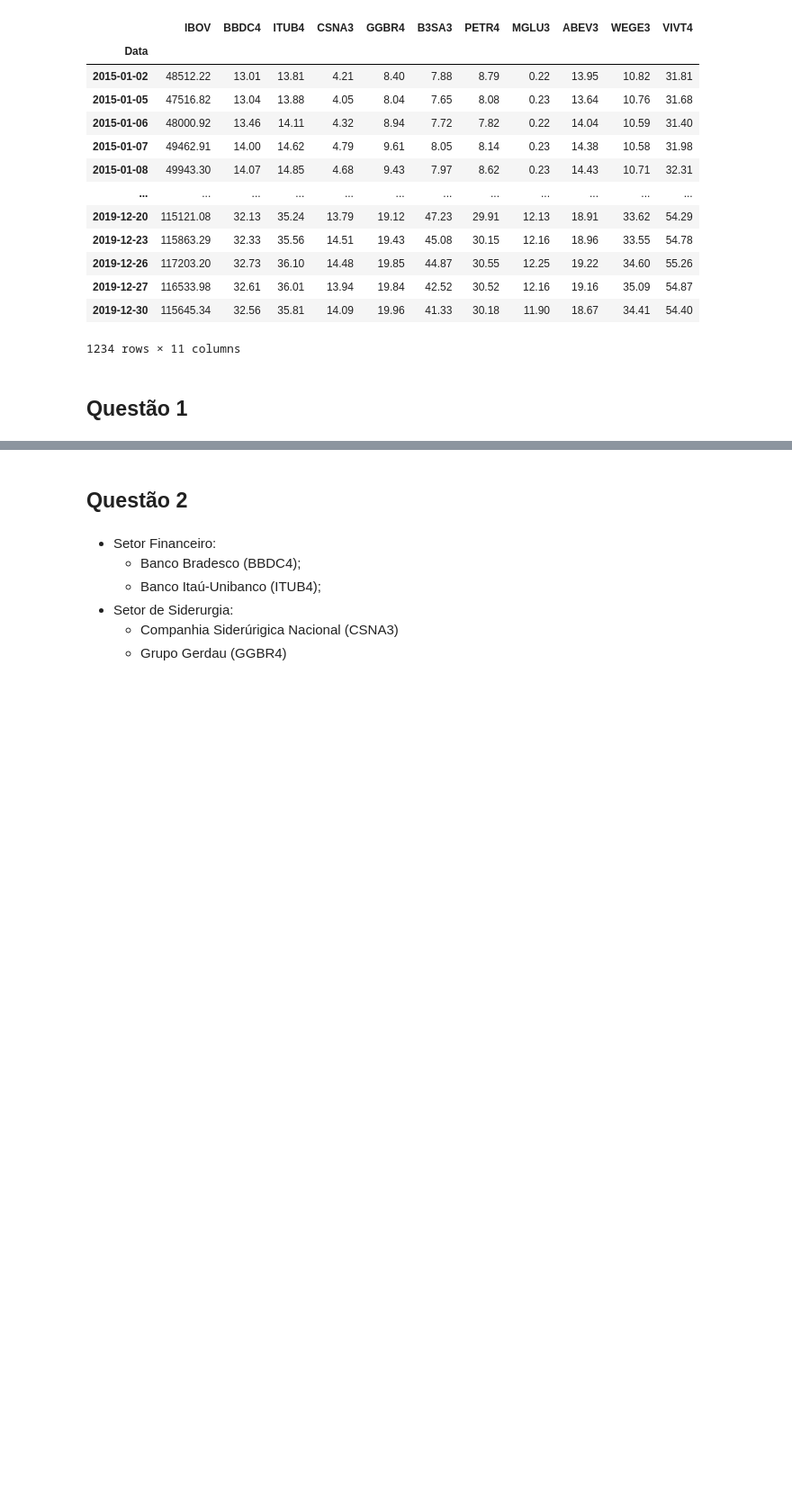
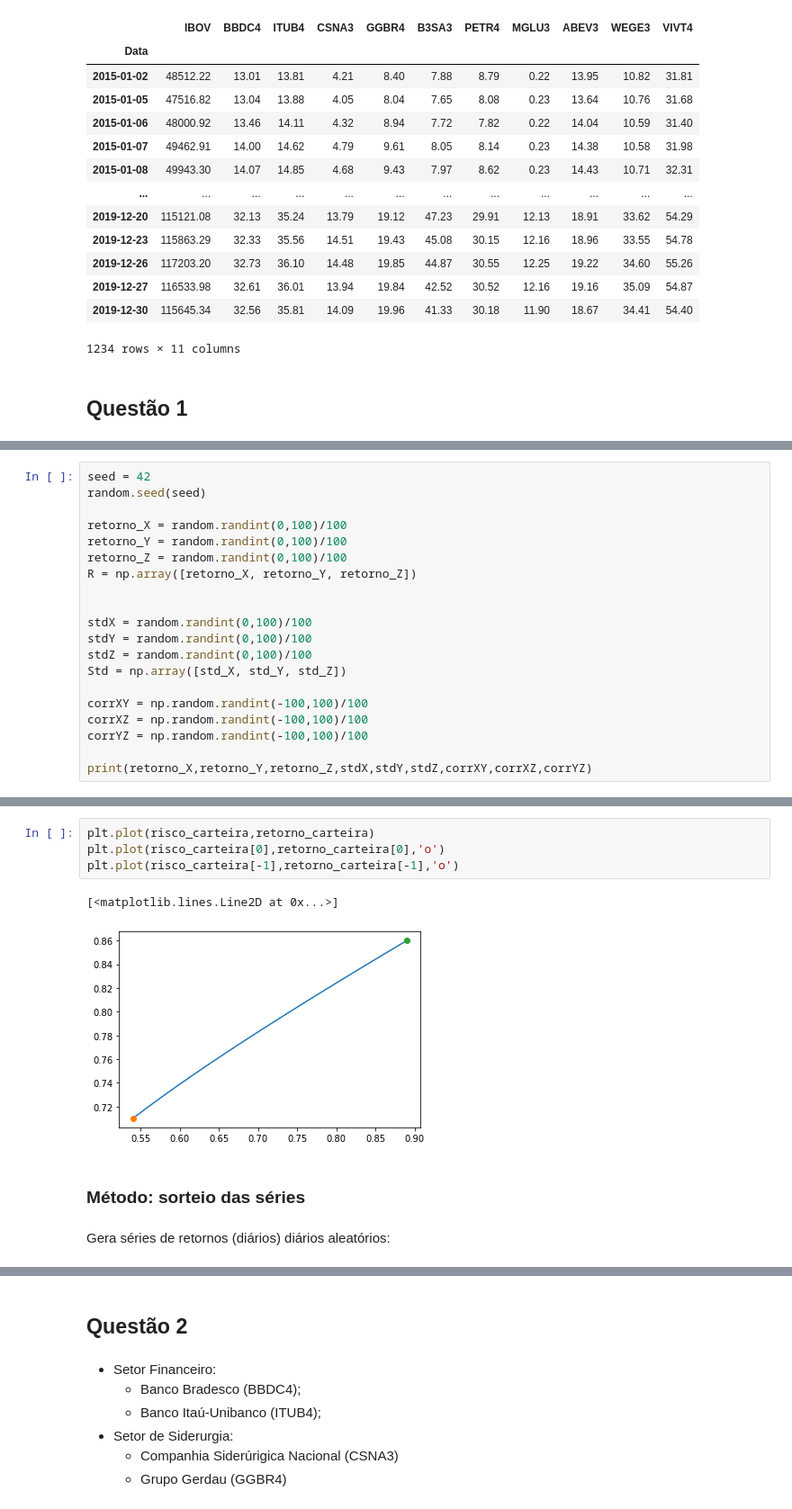
Before and after one commit to cleitonmoya/MAE001_Trabalho2, a Jupyter notebook: Trabalho2.ipynb, the cells around one changed output, grey strips where cells are left out. Shown at 90% size. Saved outputs shown, nothing was run; the diff lists cells and outputs as text; blank space fills up the shorter version.

```diff
--- a/Trabalho2.ipynb
+++ b/Trabalho2.ipynb
@@ -64,0 +125,20 @@ df
+# %%
+seed = 42
+random.seed(seed)
+
+retorno_X = random.randint(0,100)/100
+retorno_Y = random.randint(0,100)/100
+retorno_Z = random.randint(0,100)/100
+R = np.array([retorno_X, retorno_Y, retorno_Z])
+
+
+stdX = random.randint(0,100)/100
+stdY = random.randint(0,100)/100
+stdZ = random.randint(0,100)/100
+Std = np.array([std_X, std_Y, std_Z])
+
+corrXY = np.random.randint(-100,100)/100
+corrXZ = np.random.randint(-100,100)/100
+corrYZ = np.random.randint(-100,100)/100
+
+print(retorno_X,retorno_Y,retorno_Z,stdX,stdY,stdZ,corrXY,corrXZ,corrYZ)
@@ -64,0 +189,11 @@ df
+# %%
+plt.plot(risco_carteira,retorno_carteira)
+plt.plot(risco_carteira[0],retorno_carteira[0],'o')
+plt.plot(risco_carteira[-1],retorno_carteira[-1],'o')
+# %% [output]
+[<matplotlib.lines.Line2D at 0x...>]
+[figure, added]
+# %% [markdown]
+### Método: sorteio das séries
+# %% [markdown]
+Gera séries de retornos (diários) diários aleatórios:
```
Also changed, not shown: parts of 62 cells of this notebook.
